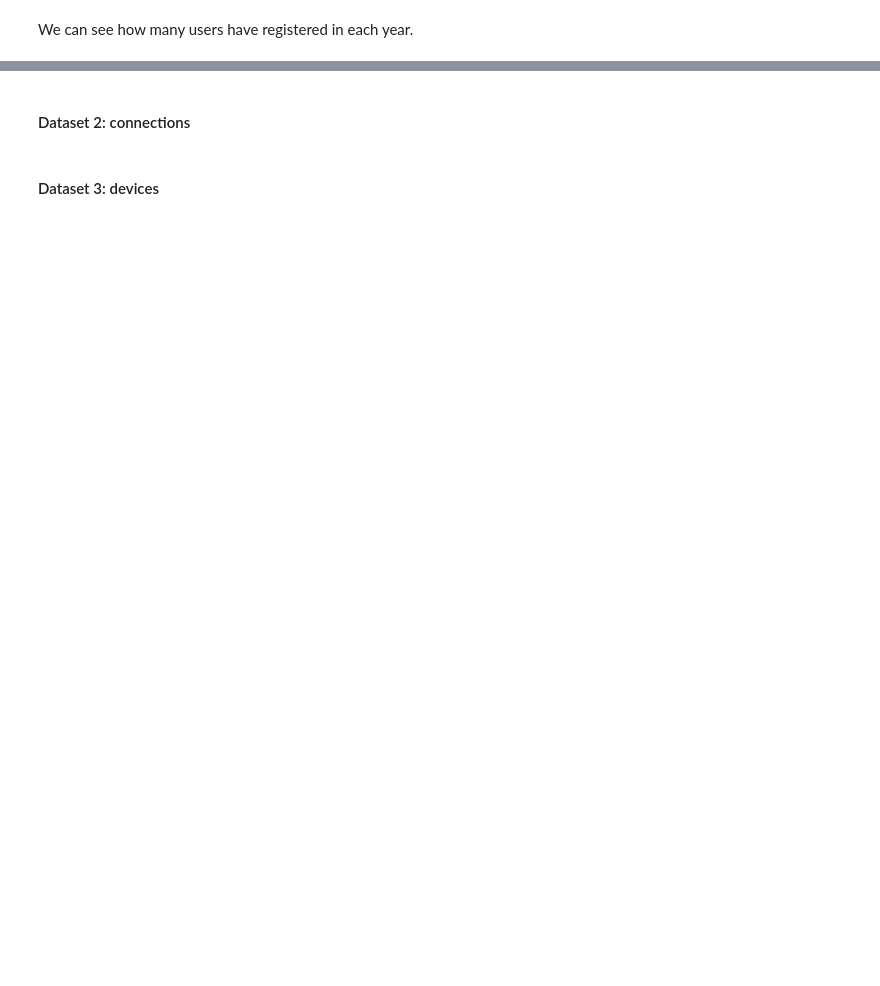
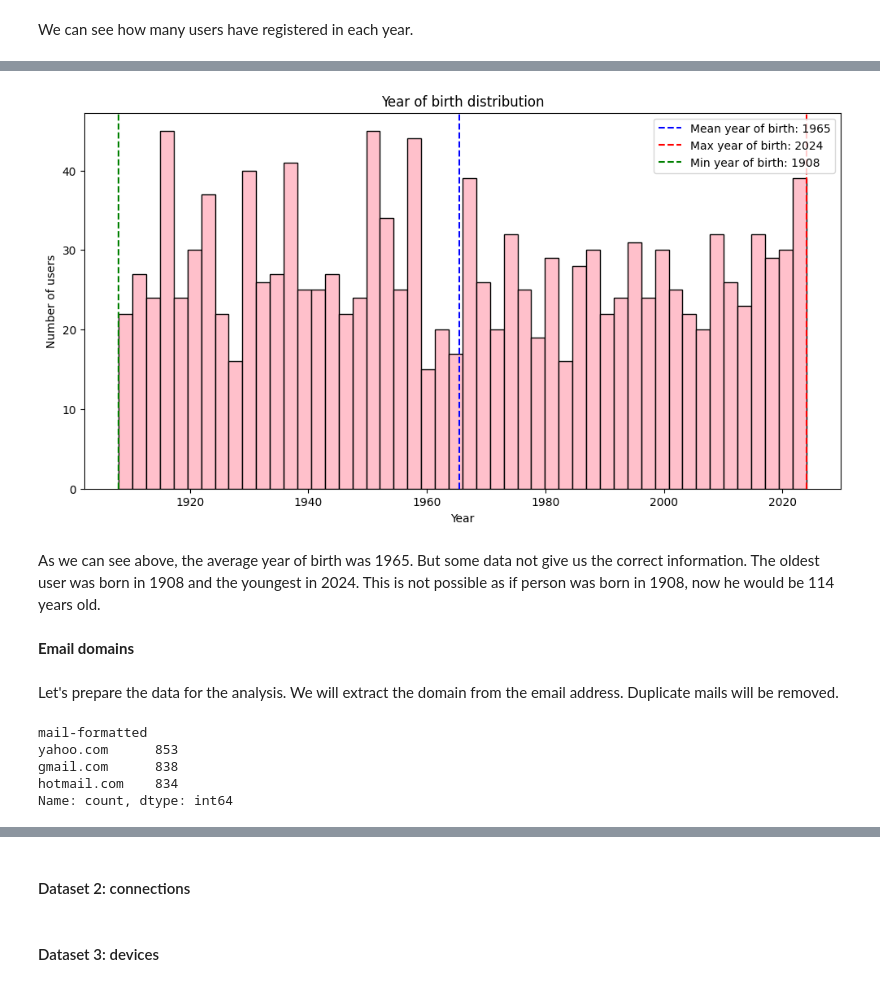
Before and after one commit to myrres0/IAU-2024, a Jupyter notebook: phase-1.ipynb, the cells around one changed output, grey strips where cells are left out. Cells and saved outputs as stored; diff of their text form; code cells hidden in the pictures; blank space fills up the shorter version.

```diff
--- a/phase-1.ipynb
+++ b/phase-1.ipynb
@@ -303,0 +318,5 @@ plt.show()
+# %%
+profiles_data_unique = profiles_data['birthdate'].drop_duplicates()
+profiles_data_unique.reset_index(drop=True, inplace=True)
+profiles_data['birthdate-year'] = pd.to_datetime(profiles_data_unique, format="mixed", errors='coerce').dt.year
+profiles_data.dropna(subset=['birthdate-year'])
@@ -303,0 +337,31 @@ plt.show()
+# %%
+mean_year_birthday = profiles_data['birthdate-year'].mean()
+max_year_birthday = profiles_data['birthdate-year'].max()
+min_year_birthday = profiles_data['birthdate-year'].min()
+plt.figure(figsize=(12, 6))
+plt.hist(profiles_data['birthdate-year'], bins=50, color='pink', edgecolor='black')
+plt.title('Year of birth distribution')
+plt.xlabel('Year')
+plt.ylabel('Number of users')
+plt.axvline(mean_year_birthday, color='blue', linestyle='--', label='Mean year of birth: '+str(int(mean_year_birthday)))
+plt.axvline(max_year_birthday, color='red', linestyle='--', label='Max year of birth: '+str(int(max_year_birthday)))
+plt.axvline(min_year_birthday, color='green', linestyle='--', label='Min year of birth: '+str(int(min_year_birthday)))
+plt.legend()
+plt.show()
+# %% [output]
+[figure, added]
+# %% [markdown]
+As we can see above, the average year of birth was 1965. But some data not give us the correct information. The oldest user was born in 1908 and the youngest in 2024. This is not possible as if person was born in 1908, now he would be 114 years old.
+# %% [markdown]
+**Email domains**
+# %% [markdown]
+Let's prepare the data for the analysis. We will extract the domain from the email address. Duplicate mails will be removed.
+# %%
+profiles_data['mail-formatted'] = profiles_data['mail'].drop_duplicates().str.split('@').str[1]
+profiles_data['mail-formatted'].value_counts()
+# %% [output]
+mail-formatted
+yahoo.com      853
+gmail.com      838
+hotmail.com    834
+Name: count, dtype: int64
```
Also changed, not shown: parts of 39 cells of this notebook.
